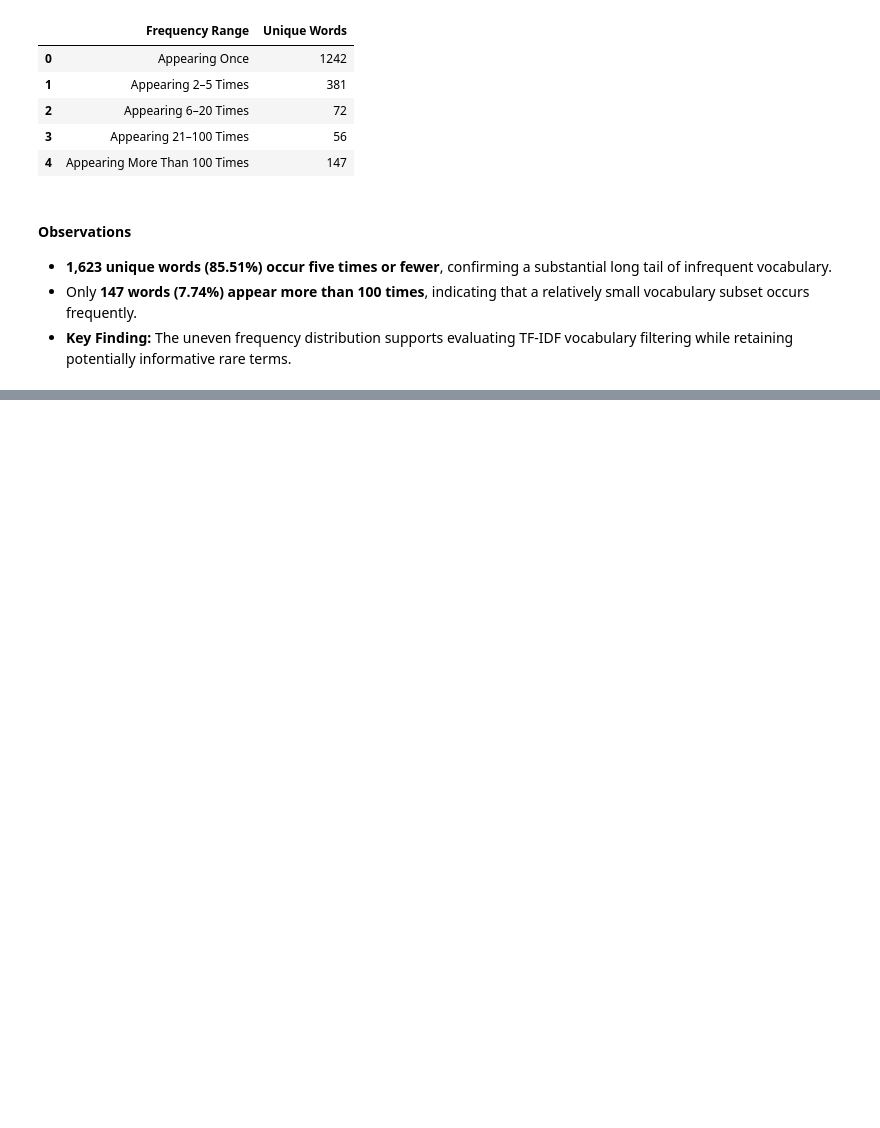
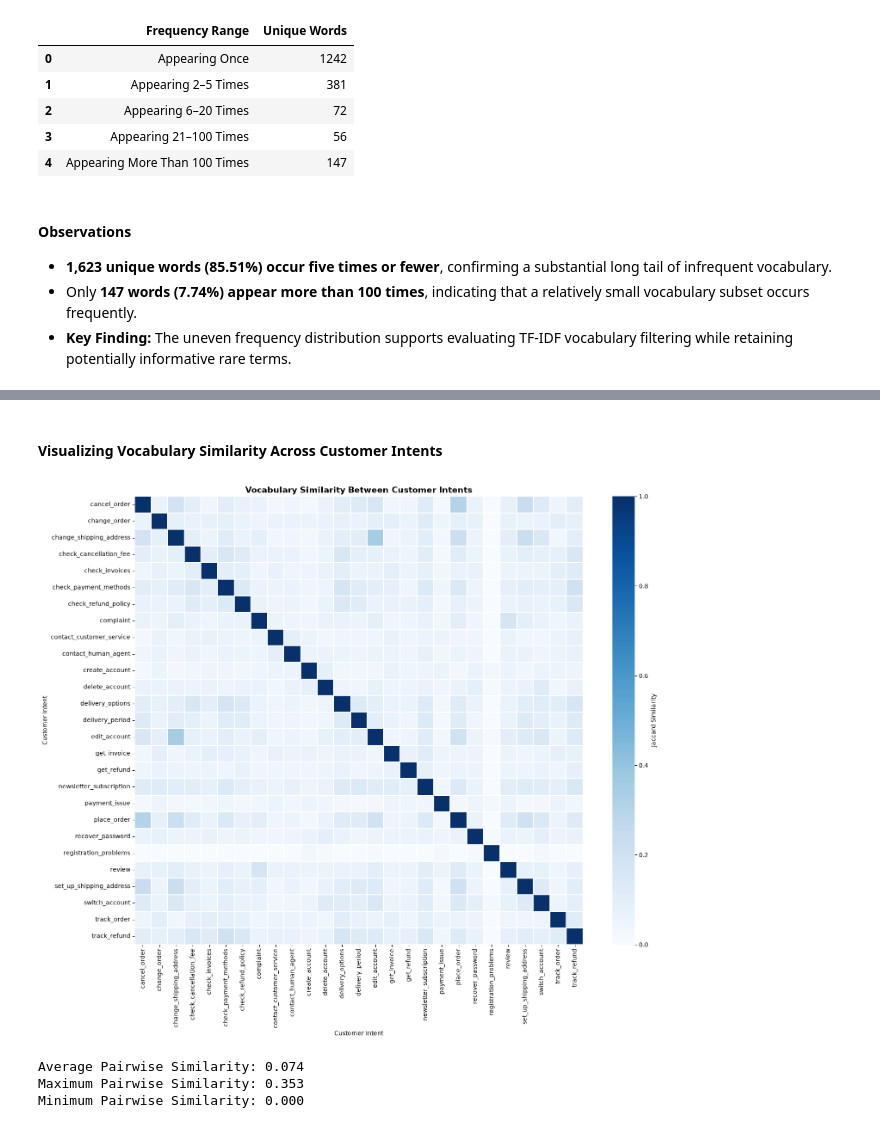
Before and after one commit to TejasMJ/Customer-Support-Intent-Intelligence, a Jupyter notebook: notebooks/02_exploratory_data_analysis.ipynb, the cells around one changed output, grey strips where cells are left out. Saved outputs shown, nothing was run; the diff lists cells and outputs as text; code cells hidden in the pictures; blank space fills up the shorter version.

Commit message:
Customers with different intents analysed

```diff
--- a/notebooks/02_exploratory_data_analysis.ipynb
+++ b/notebooks/02_exploratory_data_analysis.ipynb
@@ -519,0 +522,20 @@ display(frequency_summary)
+# %%
+intent_top_words = []
+
+for intent, group in df.groupby("intent"):
+    tokens = [
+        token
+        for text in group["utterance"].str.lower()
+        for token in re.findall(r"\b[a-z]+\b", text)
+        if token not in ENGLISH_STOP_WORDS and len(token) > 1
+    ]
+    top_words = Counter(tokens).most_common(5)
+    intent_top_words.append({
+        "Intent": intent,
+        "Top 5 Words": ", ".join(
+            f"{word} ({count})" for word, count in top_words
+        )
+    })
+
+intent_word_summary = pd.DataFrame(intent_top_words)
+display(intent_word_summary)
@@ -519,0 +626,41 @@ display(frequency_summary)
+# %% [markdown]
+#### Visualizing Vocabulary Similarity Across Customer Intents
+# %%
+similarity_matrix = pd.DataFrame(
+    np.eye(len(intents)),
+    index=intents,
+    columns=intents
+)
+
+for _, row in vocabulary_overlap.iterrows():
+    similarity_matrix.loc[
+        row["Intent A"], row["Intent B"]
+    ] = row["Jaccard Similarity"]
+    similarity_matrix.loc[
+        row["Intent B"], row["Intent A"]
+    ] = row["Jaccard Similarity"]
+
+plt.figure(figsize=(16, 13))
+sns.heatmap(
+    similarity_matrix,
+    cmap="Blues",
+    linewidths=0.3,
+    square=True,
+    cbar_kws={"label": "Jaccard Similarity"}
+)
+plt.title("Vocabulary Similarity Between Customer Intents", fontsize=14, fontweight="bold")
+plt.xlabel("Customer Intent")
+plt.ylabel("Customer Intent")
+plt.xticks(rotation=90)
+plt.yticks(rotation=0)
+plt.tight_layout()
+plt.show()
+
+print(f"Average Pairwise Similarity: {vocabulary_overlap['Jaccard Similarity'].mean():.3f}")
+print(f"Maximum Pairwise Similarity: {vocabulary_overlap['Jaccard Similarity'].max():.3f}")
+print(f"Minimum Pairwise Similarity: {vocabulary_overlap['Jaccard Similarity'].min():.3f}")
+# %% [output]
+[figure, added]
+Average Pairwise Similarity: 0.074
+Maximum Pairwise Similarity: 0.353
+Minimum Pairwise Similarity: 0.000
```
Also changed, not shown: parts of 19 cells of this notebook.
